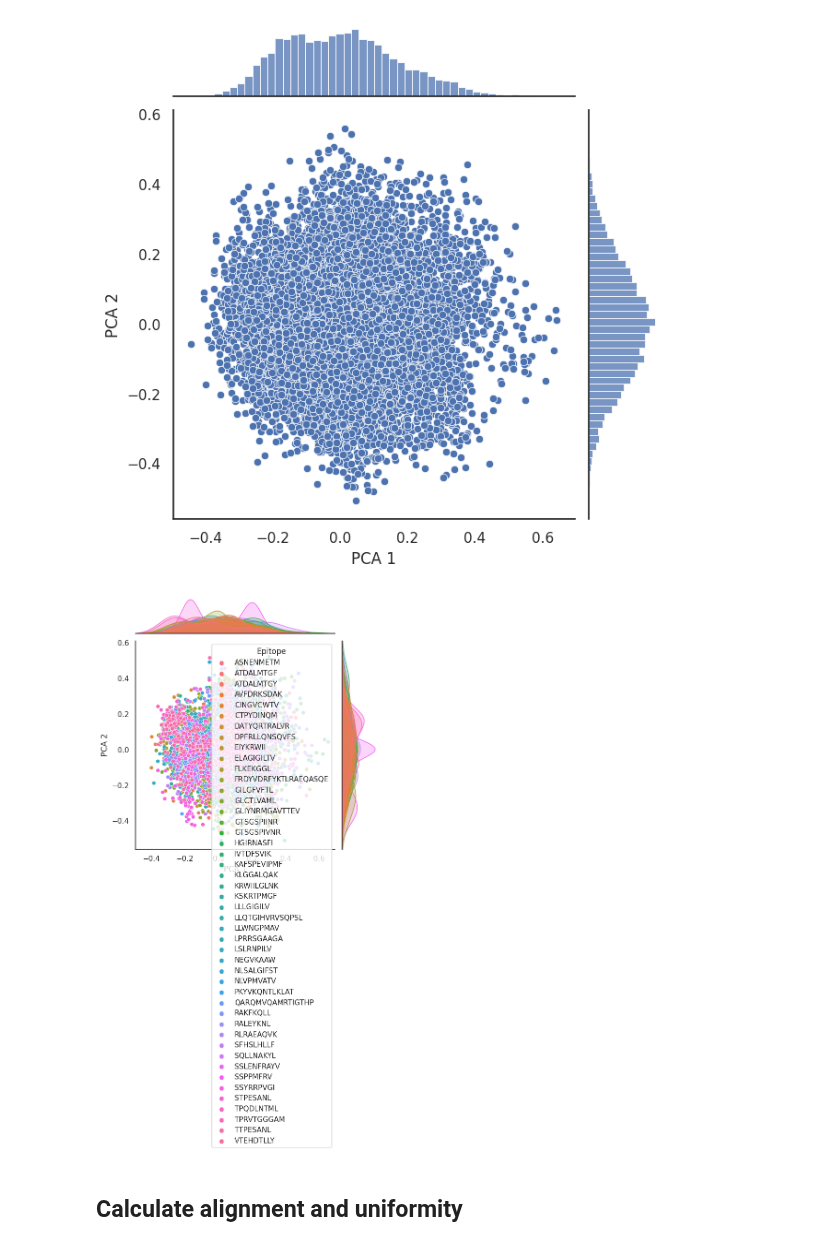
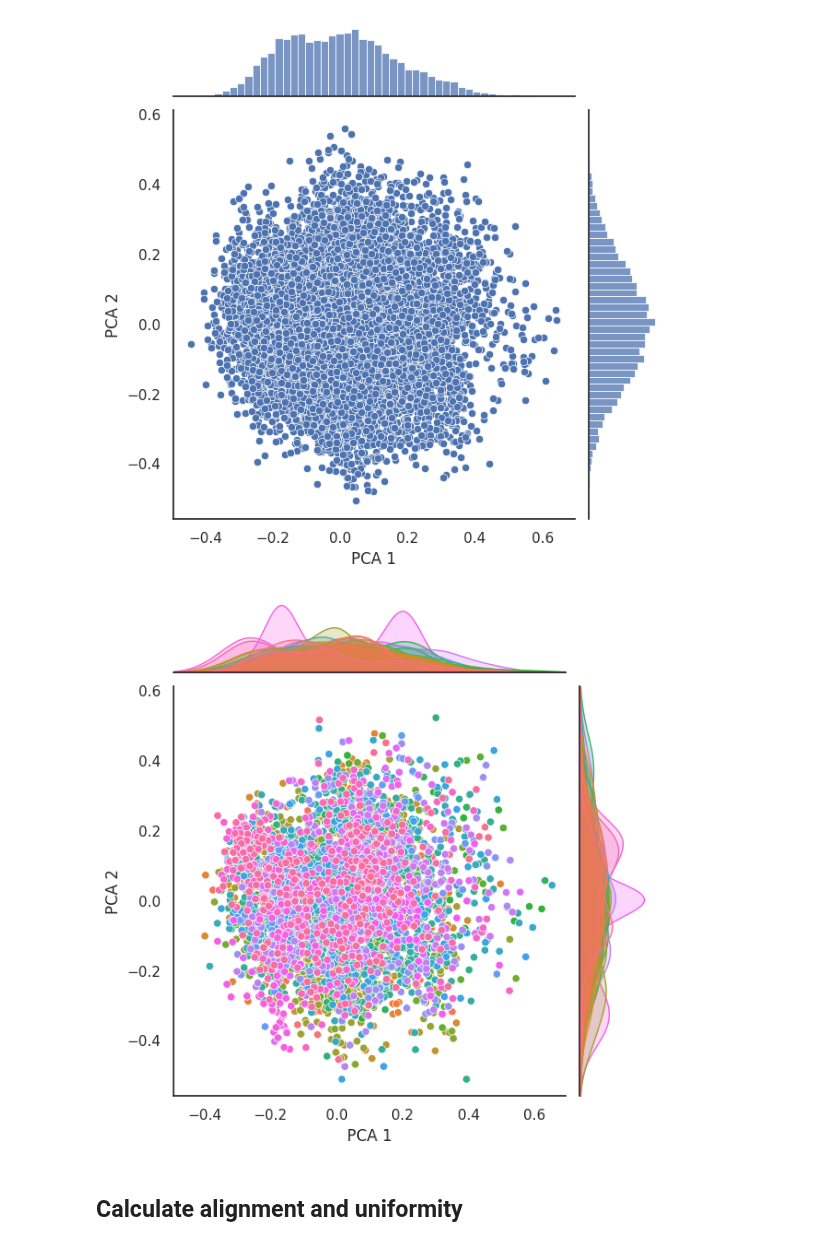
Before and after one commit to yutanagano/tcrlm, a Jupyter notebook: notebooks/benchmark_beta.ipynb, the cells around one changed output. Drawn from its saved outputs; the diff is of its cells as text; code cells hidden in the pictures.

```diff
--- a/notebooks/benchmark_beta.ipynb
+++ b/notebooks/benchmark_beta.ipynb
@@ -85,0 +81,4 @@ model.name
+# %%
+CACHE_DIR = BENCHMARK_DIR/'.cache'
+if not CACHE_DIR.is_dir():
+    CACHE_DIR.mkdir()
@@ -86,13 +101,28 @@ model.name
 # %% [markdown]
 ## Use model to embed TCRs
+# %%
+SAVED_BACK_EMBS = (CACHE_DIR/'back_embs.pt').is_file()
+SAVED_EP_EMBS = (CACHE_DIR/'ep_embs.pt').is_file()
 # %%
-with torch.no_grad():
-    back_embs = [model.embed(x) for x in tqdm(back_dl)]
-    back_embs = torch.concat(back_embs)
+if not SAVED_BACK_EMBS:
+    with torch.no_grad():
+        back_embs = [model.embed(x.to(device)) for x in tqdm(back_dl)]
+        back_embs = torch.concat(back_embs)
+
+    torch.save(back_embs.cpu(), CACHE_DIR/'back_embs.pt')
+
+else:
+    back_embs = torch.load(CACHE_DIR/'back_embs.pt').to(device)
 # %%
-with torch.no_grad():
-    ep_embs = [model.embed(x) for x in tqdm(ep_dl)]
-    ep_embs = torch.concat(ep_embs)
+if not SAVED_EP_EMBS:
+    with torch.no_grad():
+        ep_embs = [model.embed(x.to(device)) for x in tqdm(ep_dl)]
+        ep_embs = torch.concat(ep_embs)
+
+    torch.save(ep_embs.cpu(), CACHE_DIR/'ep_embs.pt')
+
+else:
+    ep_embs = torch.load(CACHE_DIR/'ep_embs.pt').to(device)
 # %% [markdown]
 ## Fit a PCA to the background TCR (Tanno et al.) data
 # %%
@@ -139,12 +169,12 @@ plt.show()
 # %% [output]
 [figure]
 # %%
-ep_viz = seaborn.jointplot(x=epitope_labeled[:,0], y=epitope_labeled[:,1], xlim=xlim, ylim=ylim, hue=ep_ds._data['Epitope'])
+ep_viz = seaborn.jointplot(x=epitope_labeled[:,0], y=epitope_labeled[:,1], xlim=xlim, ylim=ylim, hue=ep_ds._data['Epitope'], legend=False)
 ep_viz.set_axis_labels(xlabel='PCA 1', ylabel='PCA 2')
 ep_viz.savefig(BENCHMARK_DIR/'ep_viz.png')
 plt.show()
 # %% [output]
-[figure, old version]
+[figure, new version]
 # %% [markdown]
 ## Calculate alignment and uniformity
 # %%
```
Also changed, not shown: parts of 21 cells of this notebook, 36 other files.
